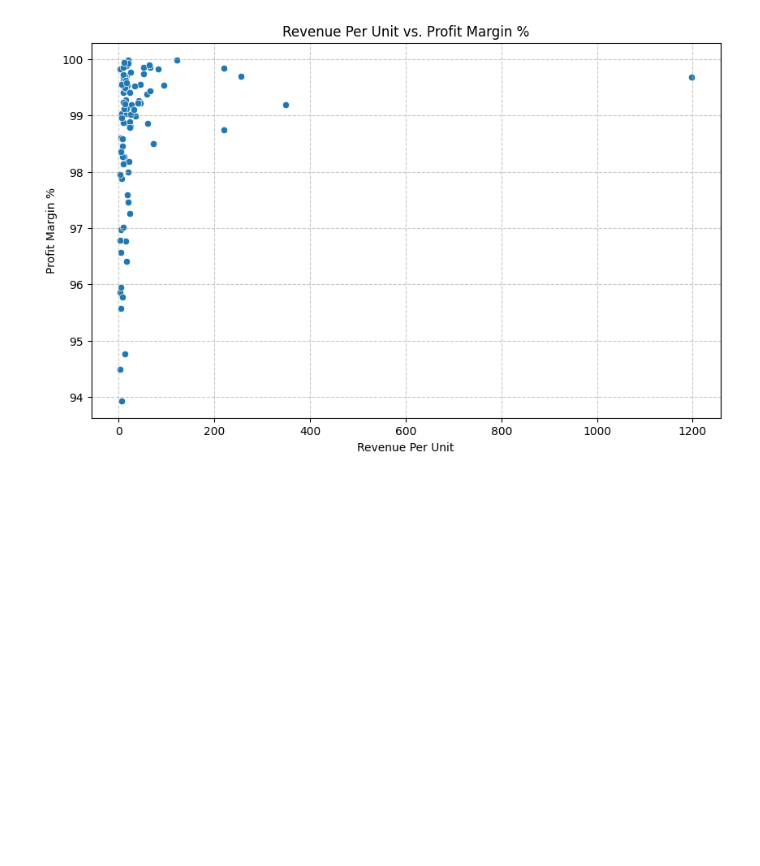
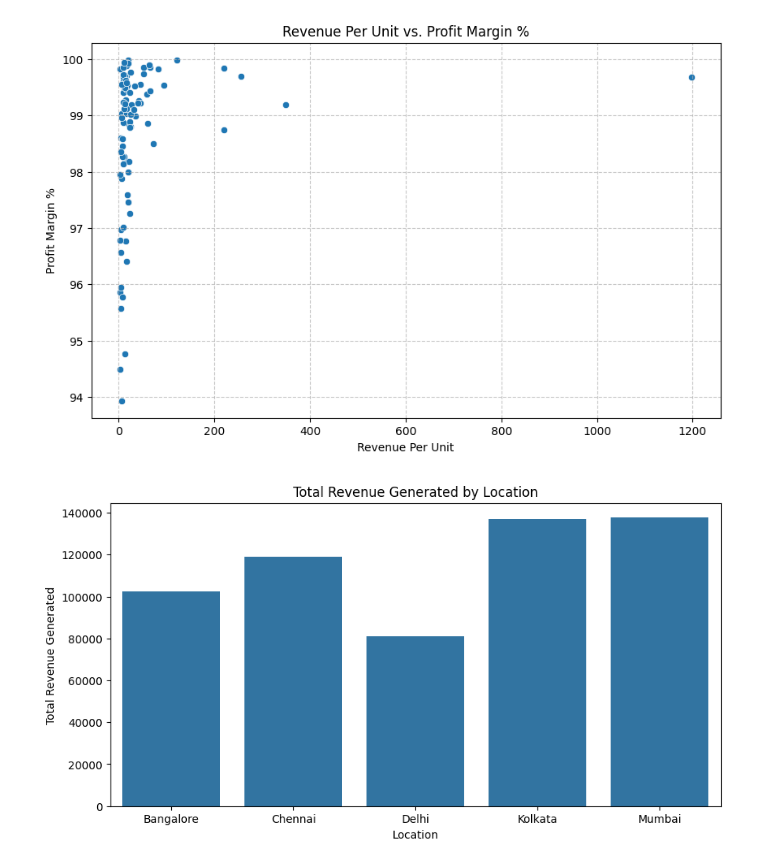
Before and after one commit to MuhammadTalha121/supply_chain_analytics, a Jupyter notebook: supply_chain_analytics/notebooks/supply_chain_analytics.ipynb, the cells around one changed output. Drawn from its saved outputs; the diff is of its cells as text; code cells hidden in the pictures; blank space fills up the shorter version.

Commit message:
find the revenue on location

```diff
--- a/supply_chain_analytics/notebooks/supply_chain_analytics.ipynb
+++ b/supply_chain_analytics/notebooks/supply_chain_analytics.ipynb
@@ -276,3 +276,14 @@ plt.grid(True, linestyle='--', alpha=0.7)
 plt.show()
 # %% [output]
 [figure]
+# %%
+revenue_on_location = copy_df.groupby('Location')['Revenue generated'].sum()
+
+plt.figure(figsize=(10, 5))
+sns.barplot(x=revenue_on_location.index, y=revenue_on_location.values)
+plt.title('Total Revenue Generated by Location')
+plt.xlabel('Location')
+plt.ylabel('Total Revenue Generated')
+plt.show()
+# %% [output]
+[figure, added]
```
